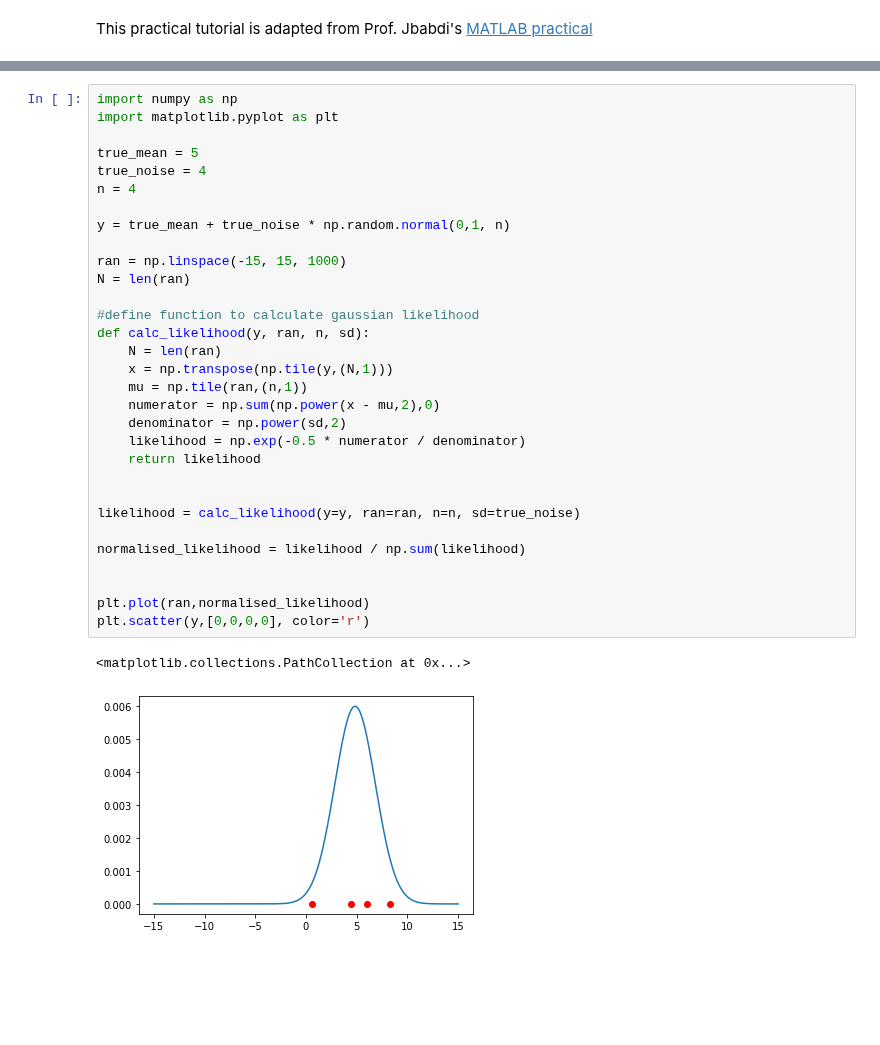
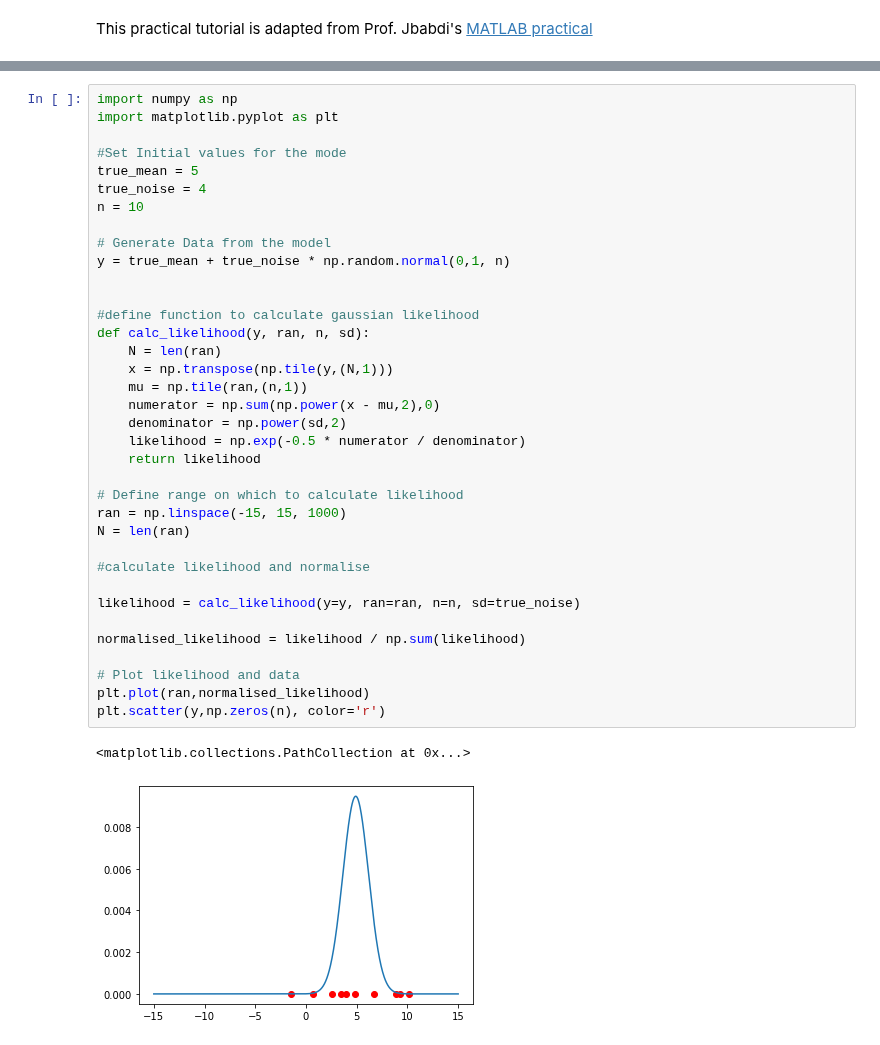
Before and after one commit to PavanChaggar/Bayesian_inference, a Jupyter notebook: python_tutorials/Bayesian_Model_Fitting.ipynb, the cells around one changed output, grey strips where cells are left out. Saved outputs shown, nothing was run; the diff lists cells and outputs as text; blank space fills up the shorter version.

```diff
--- a/python_tutorials/Bayesian_Model_Fitting.ipynb
+++ b/python_tutorials/Bayesian_Model_Fitting.ipynb
@@ -25,34 +29,39 @@ $$\mathcal{L}(y \mid a)= \mathcal{N}(a,s^2) $$
 # %%
 import numpy as np
 import matplotlib.pyplot as plt
 
+#Set Initial values for the mode
 true_mean = 5
 true_noise = 4
-n = 4
+n = 10
 
+# Generate Data from the model
 y = true_mean + true_noise * np.random.normal(0,1, n)
 
-ran = np.linspace(-15, 15, 1000)
-N = len(ran)
 
 #define function to calculate gaussian likelihood
 def calc_likelihood(y, ran, n, sd):
     N = len(ran)
     x = np.transpose(np.tile(y,(N,1)))
     mu = np.tile(ran,(n,1))
     numerator = np.sum(np.power(x - mu,2),0)
     denominator = np.power(sd,2)
     likelihood = np.exp(-0.5 * numerator / denominator)
     return likelihood
 
+# Define range on which to calculate likelihood
+ran = np.linspace(-15, 15, 1000)
+N = len(ran)
+
+#calculate likelihood and normalise
 
 likelihood = calc_likelihood(y=y, ran=ran, n=n, sd=true_noise)
 
 normalised_likelihood = likelihood / np.sum(likelihood)
 
-
+# Plot likelihood and data
 plt.plot(ran,normalised_likelihood)
-plt.scatter(y,[0,0,0,0], color='r')
+plt.scatter(y,np.zeros(n), color='r')
 # %% [output]
 <matplotlib.collections.PathCollection at 0x...>
-[figure, old version]
+[figure, new version]
```
Also changed, not shown: parts of 8 cells of this notebook.
